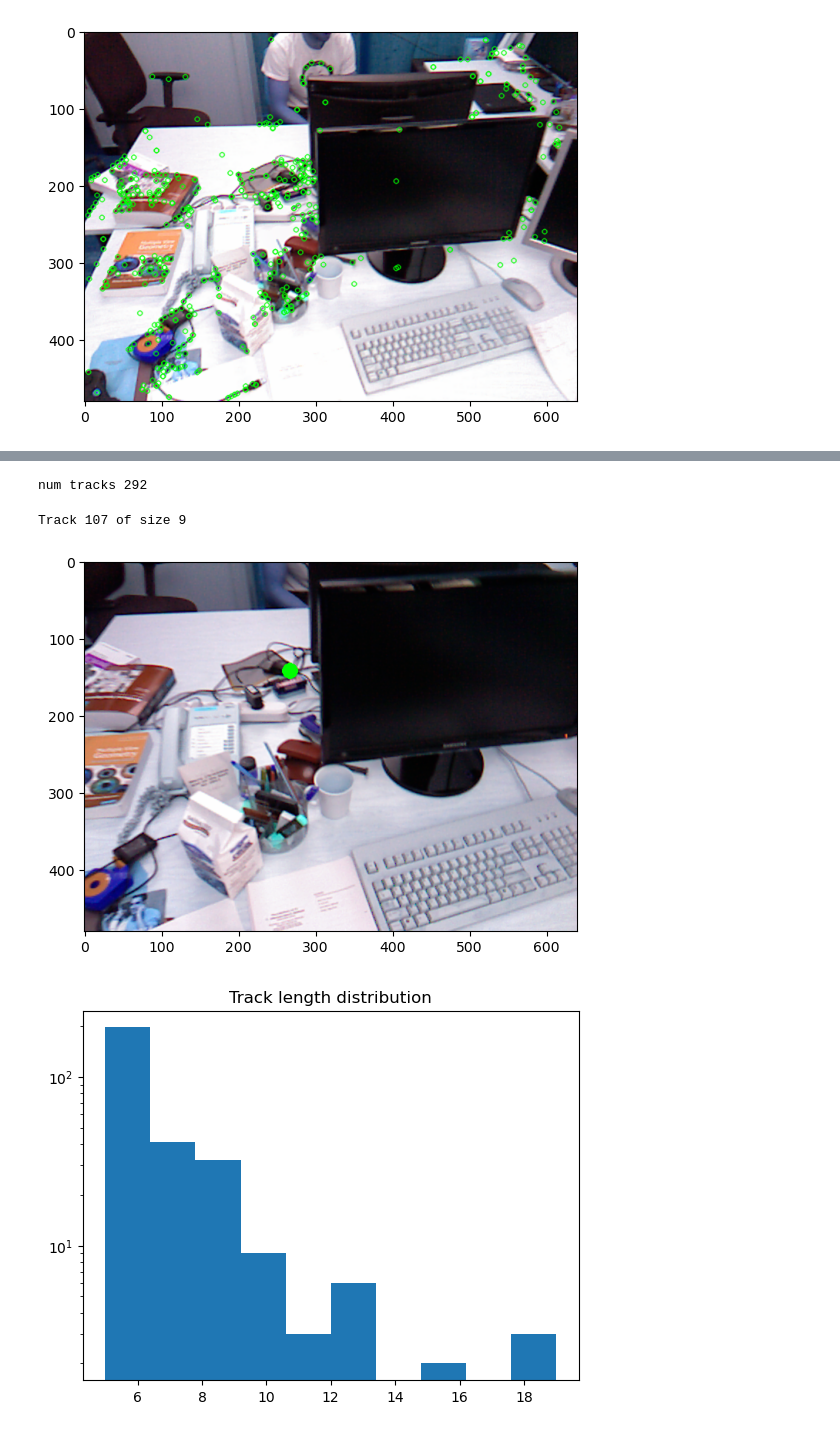
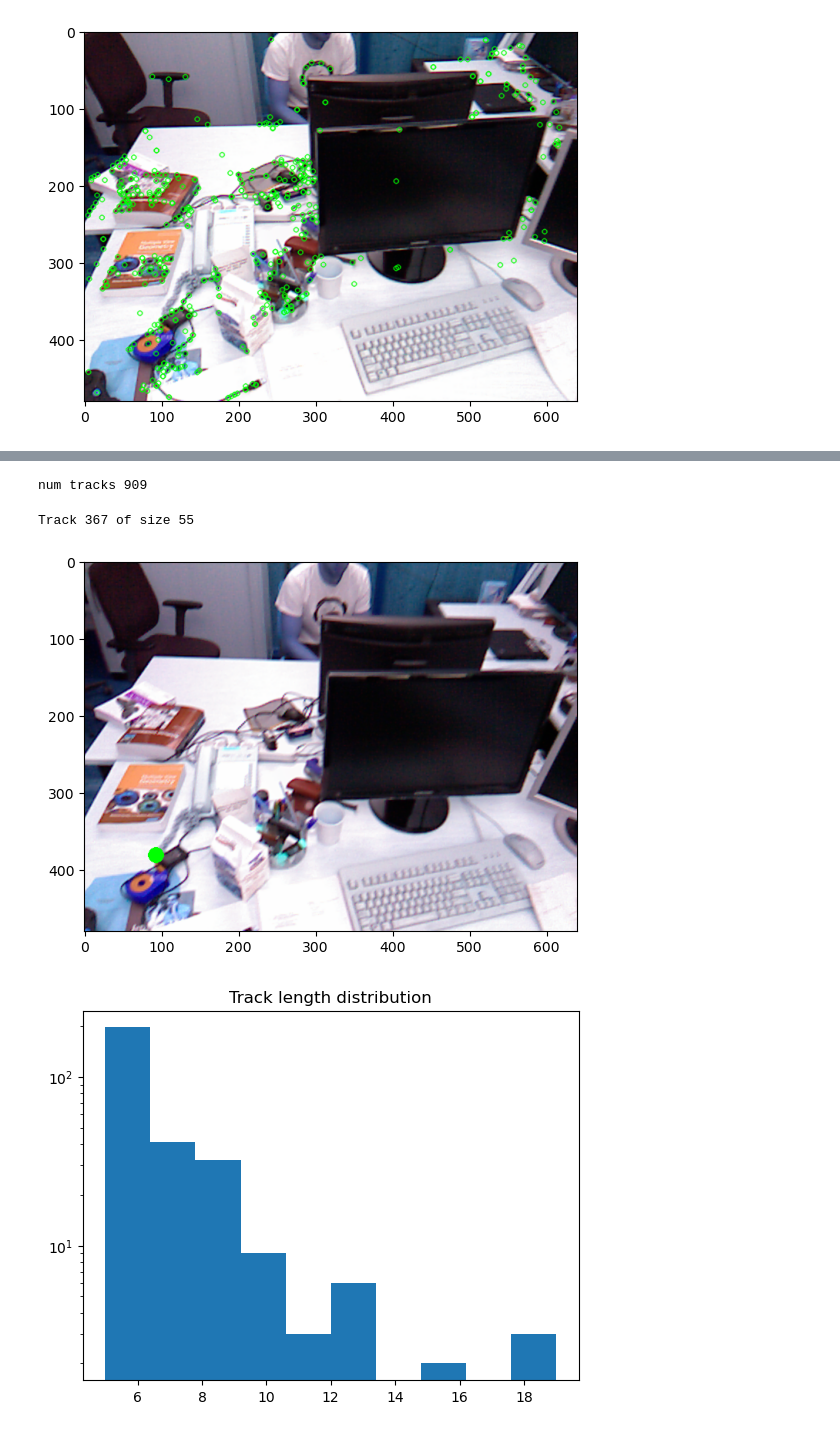
Before and after one commit to kkorolev1/sfm, a Jupyter notebook: visualize.ipynb, the cells around one changed output, grey strips where cells are left out. Saved outputs shown, nothing was run; the diff lists cells and outputs as text; code cells hidden in the pictures.

```diff
--- a/visualize.ipynb
+++ b/visualize.ipynb
@@ -62,7 +62,7 @@ def plot_track(frame_to_image_paths, frame_to_keypoints, tracks, track_idx):
     track = tracks[track_idx]
     print(f"Track {track_idx} of size {len(track)}")
     for i in range(len(track)):
-        frame_id = track.get_frame_by_index(i)
+        frame_id = track.get_frame(i)
         pt = frame_to_keypoints[frame_id].kp[track[i]].pt
         pt = tuple(map(int, pt))
         img = cv.imread(frame_to_image_paths[frame_id])
@@ -72,16 +72,16 @@ def plot_track(frame_to_image_paths, frame_to_keypoints, tracks, track_idx):
                                 repeat_delay=1000)
     ani.save(f"videos/track_{track_idx}.mp4")
 # %%
-tracks = get_tracks(frames_to_matches, track_min_length=5)
+tracks = get_tracks(frames_to_matches, track_min_length=config.track_min_length)
 print(f"num tracks {len(tracks)}")
 # %% [output]
-num tracks 292
+num tracks 909
 # %%
-track_idx = np.random.choice(len(tracks)) #118 #list(sorted(enumerate(tracks), key=lambda x: -len(x[1])))[0][0]
+track_idx = list(sorted(enumerate(tracks), key=lambda x: -len(x[1])))[0][0]
 plot_track(frame_to_image_path, frame_to_keypoints, tracks, track_idx)
 # %% [output]
-Track 107 of size 9
+Track 367 of size 55
-[figure, old version]
+[figure, new version]
 # %%
 plt.hist([len(track.items) for track in tracks], bins=10)
 plt.yscale('log')
```
Also changed, not shown: parts of 1 cell of this notebook.
